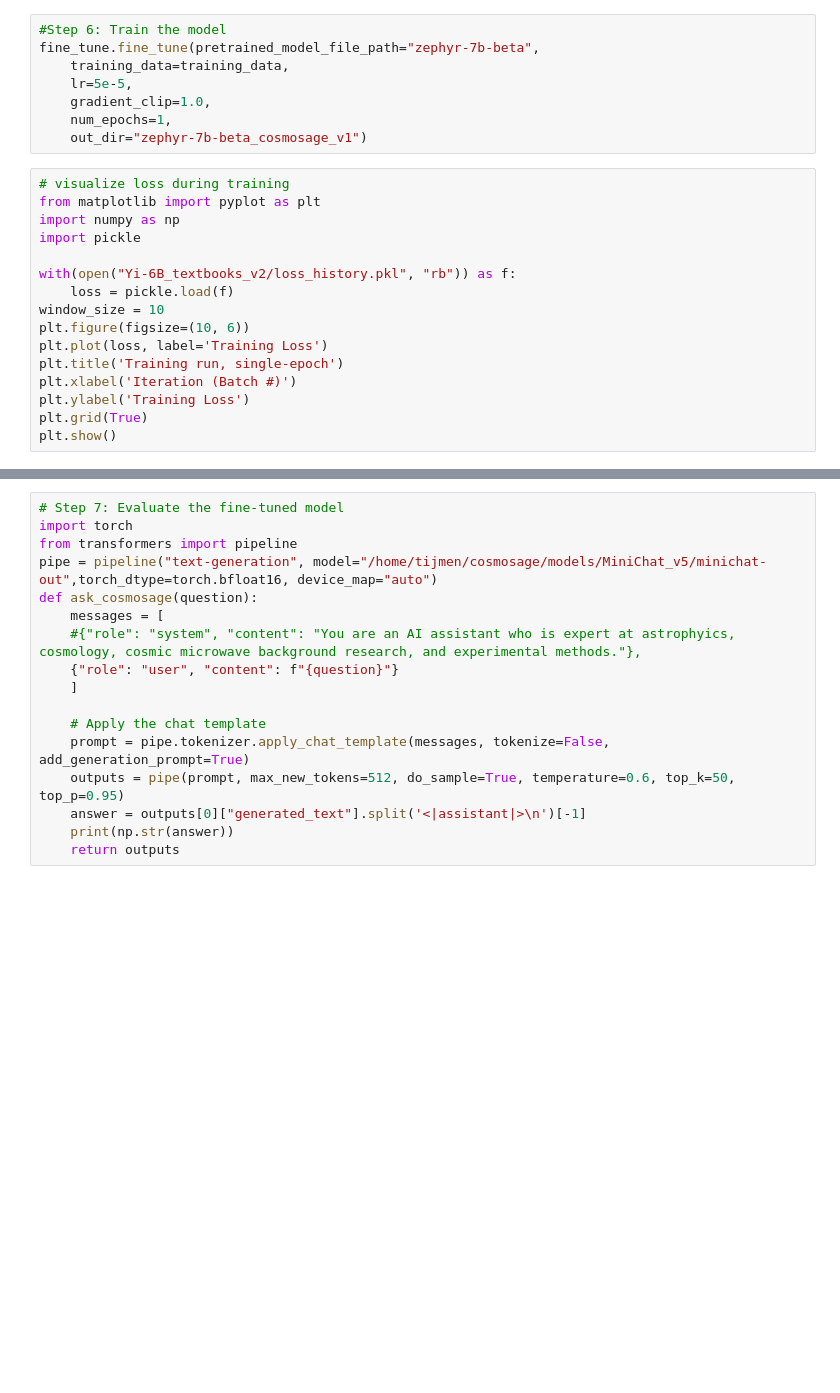
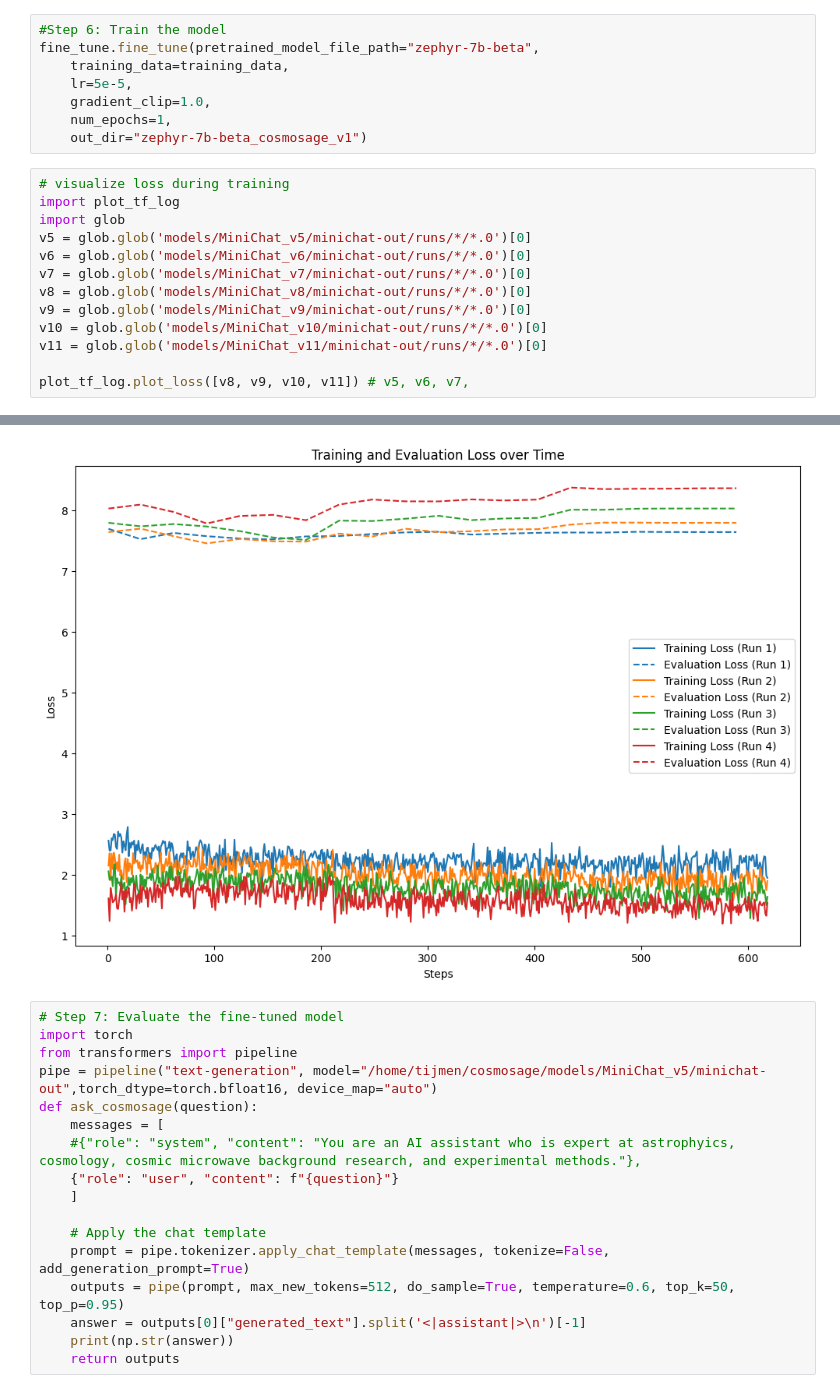
Before and after one commit to tijmen/cosmosage, a Jupyter notebook: cosmosage.ipynb, the cells around one changed output, grey strips where cells are left out. Drawn from its saved outputs; the diff is of its cells as text; blank space fills up the shorter version.

```diff
--- a/cosmosage.ipynb
+++ b/cosmosage.ipynb
@@ -101,19 +101,17 @@ fine_tune.fine_tune(pretrained_model_file_path="zephyr-7b-beta",
     gradient_clip=1.0,
     num_epochs=1,
     out_dir="zephyr-7b-beta_cosmosage_v1")
-# %%
-# visualize loss during training
-from matplotlib import pyplot as plt
-import numpy as np
-import pickle
-
-with(open("Yi-6B_textbooks_v2/loss_history.pkl", "rb")) as f:
-    loss = pickle.load(f)
-window_size = 10
-plt.figure(figsize=(10, 6))
-plt.plot(loss, label='Training Loss')
-plt.title('Training run, single-epoch')
-plt.xlabel('Iteration (Batch #)')
-plt.ylabel('Training Loss')
-plt.grid(True)
-plt.show()
+# %%
+# visualize loss during training
+import plot_tf_log
+import glob
+v5 = glob.glob('models/MiniChat_v5/minichat-out/runs/*/*.0')[0]
+v6 = glob.glob('models/MiniChat_v6/minichat-out/runs/*/*.0')[0]
+v7 = glob.glob('models/MiniChat_v7/minichat-out/runs/*/*.0')[0]
+v8 = glob.glob('models/MiniChat_v8/minichat-out/runs/*/*.0')[0]
+v9 = glob.glob('models/MiniChat_v9/minichat-out/runs/*/*.0')[0]
+v10 = glob.glob('models/MiniChat_v10/minichat-out/runs/*/*.0')[0]
+v11 = glob.glob('models/MiniChat_v11/minichat-out/runs/*/*.0')[0]
+
+plot_tf_log.plot_loss([v8, v9, v10, v11]) # v5, v6, v7,
+# %% [output]
@@ -120,3 +125,4 @@ plt.show()
+[figure, added]
 # %%
 # Step 7: Evaluate the fine-tuned model
 import torch
```
Also changed, not shown: parts of 1 cell of this notebook, 1 other file.
